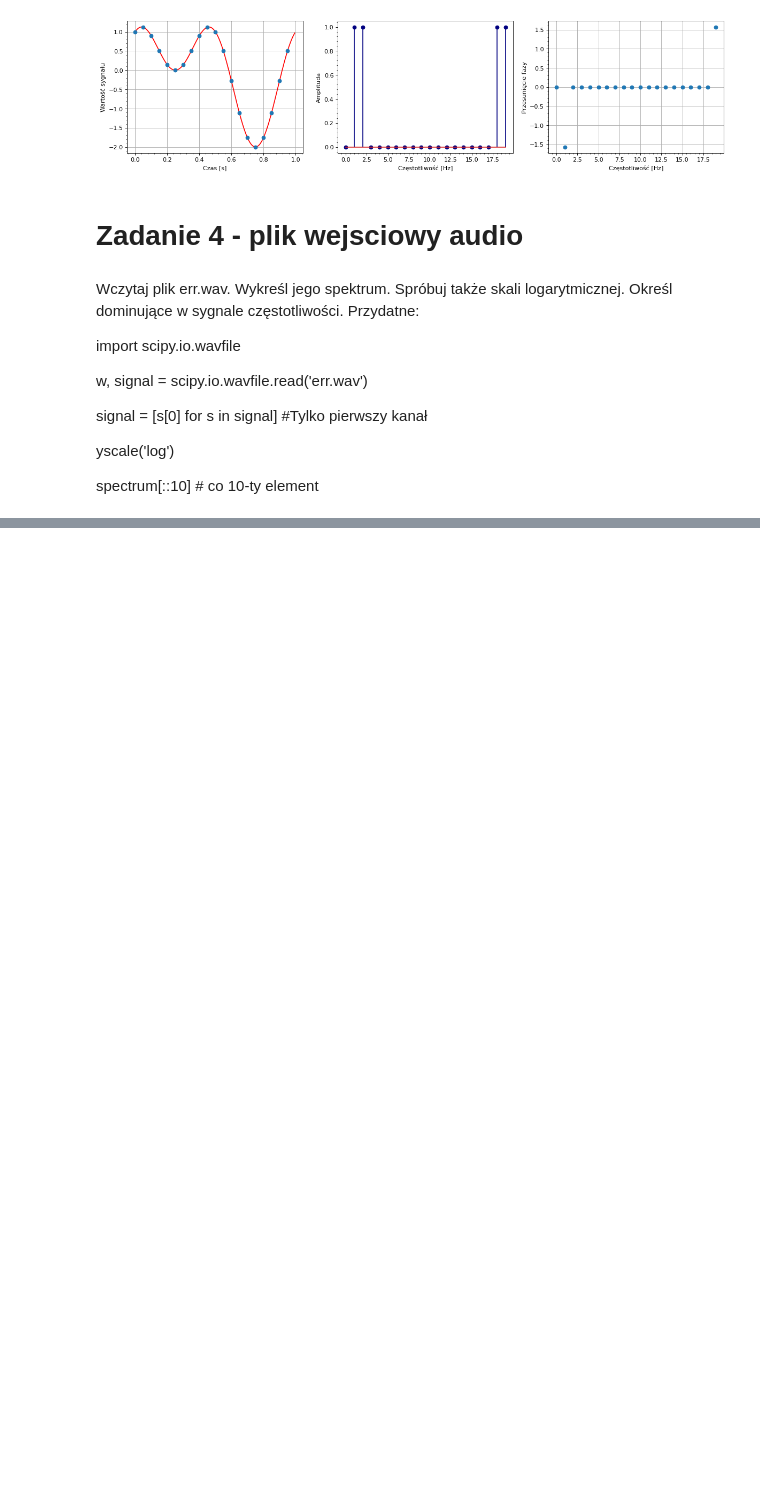
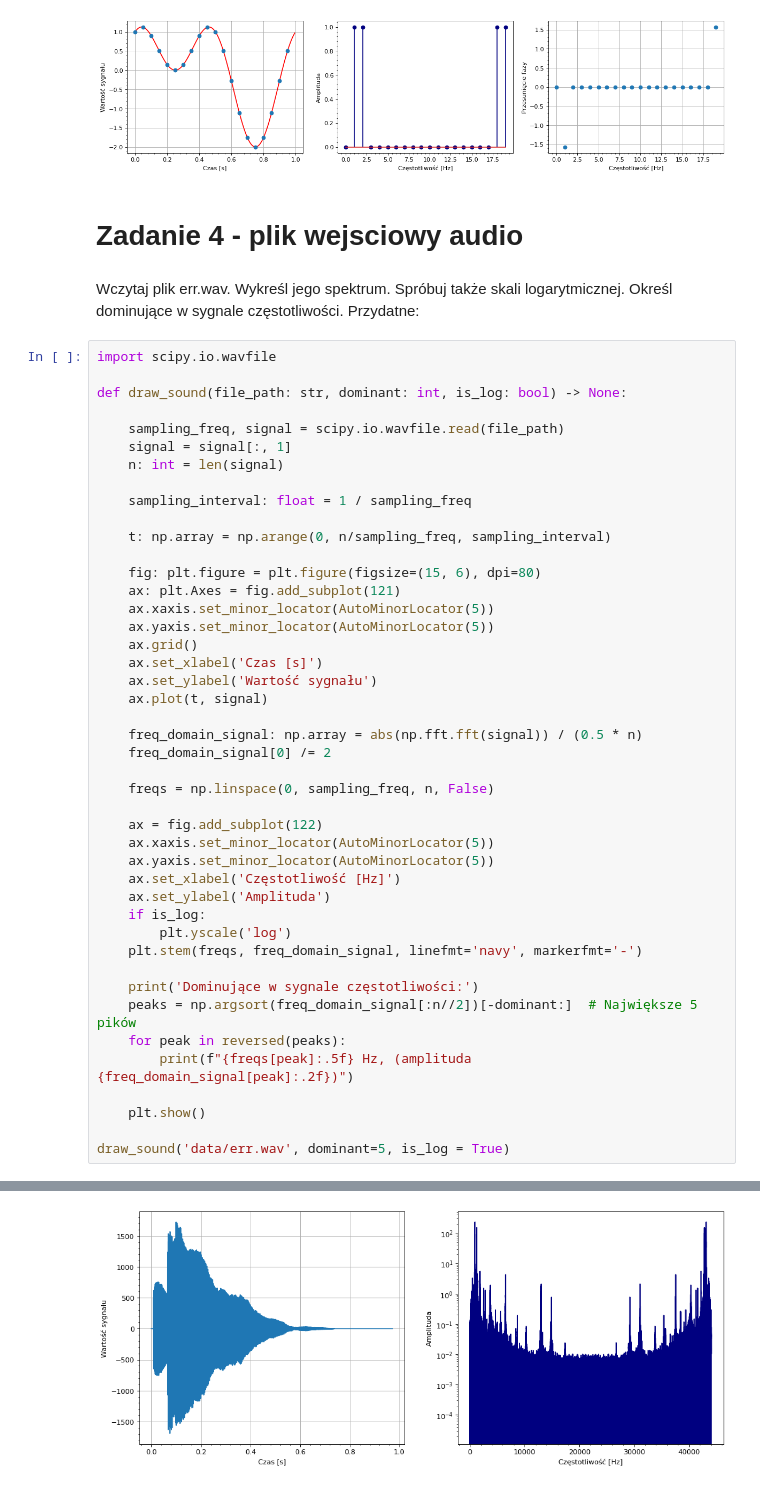
Before and after one commit to Frostyyyl/Human-computer-interaction, a Jupyter notebook: signals_ll/main.ipynb, the cells around one changed output, grey strips where cells are left out. Drawn from its saved outputs; the diff is of its cells as text; blank space fills up the shorter version.

Commit message:
Add the exercise 4 solution from signals_2

```diff
--- a/signals_ll/main.ipynb
+++ b/signals_ll/main.ipynb
@@ -203,13 +203,48 @@ draw_signal([Signal(1, 1, np.sin), Signal(1, 2, np.cos)], time=1, sampling_freq=
 # Zadanie 4 - plik wejsciowy audio
 # %% [markdown]
 Wczytaj plik err.wav. Wykreśl jego spektrum. Spróbuj także skali logarytmicznej. Określ dominujące w sygnale częstotliwości. Przydatne:
-
-import scipy.io.wavfile
-
-w, signal = scipy.io.wavfile.read('err.wav')
-
-signal = [s[0] for s in signal]   #Tylko pierwszy kanał
-
-yscale('log')
-
-spectrum[::10]        # co 10-ty element
+# %%
+import scipy.io.wavfile
+
+def draw_sound(file_path: str, dominant: int, is_log: bool) -> None:
+
+    sampling_freq, signal = scipy.io.wavfile.read(file_path)
+    signal = signal[:, 1]
+    n: int = len(signal)
+
+    sampling_interval: float = 1 / sampling_freq
+
+    t: np.array = np.arange(0, n/sampling_freq, sampling_interval)
+
+    fig: plt.figure = plt.figure(figsize=(15, 6), dpi=80)
+    ax: plt.Axes = fig.add_subplot(121)
+    ax.xaxis.set_minor_locator(AutoMinorLocator(5))
+    ax.yaxis.set_minor_locator(AutoMinorLocator(5))
+    ax.grid()
+    ax.set_xlabel('Czas [s]')
+    ax.set_ylabel('Wartość sygnału')
+    ax.plot(t, signal)
+
+    freq_domain_signal: np.array = abs(np.fft.fft(signal)) / (0.5 * n)
+    freq_domain_signal[0] /= 2
+
+    freqs = np.linspace(0, sampling_freq, n, False)
+
+    ax = fig.add_subplot(122)
+    ax.xaxis.set_minor_locator(AutoMinorLocator(5))
+    ax.yaxis.set_minor_locator(AutoMinorLocator(5))
+    ax.set_xlabel('Częstotliwość [Hz]')
+    ax.set_ylabel('Amplituda')
+    if is_log:
+        plt.yscale('log')
+    plt.stem(freqs, freq_domain_signal, linefmt='navy', markerfmt='-')
+
+    print('Dominujące w sygnale częstotliwości:')
+    peaks = np.argsort(freq_domain_signal[:n//2])[-dominant:]  # Największe 5 pików
+    for peak in reversed(peaks):
+        print(f"{freqs[peak]:.5f} Hz, (amplituda {freq_domain_signal[peak]:.2f})")
+
+    plt.show()
+
+draw_sound('data/err.wav', dominant=5, is_log = True)
+# %% [output]
@@ -215,0 +257 @@ spectrum[::10]        # co 10-ty element
+[figure, added]
```
Also changed, not shown: parts of 2 cells of this notebook, 1 other file.
